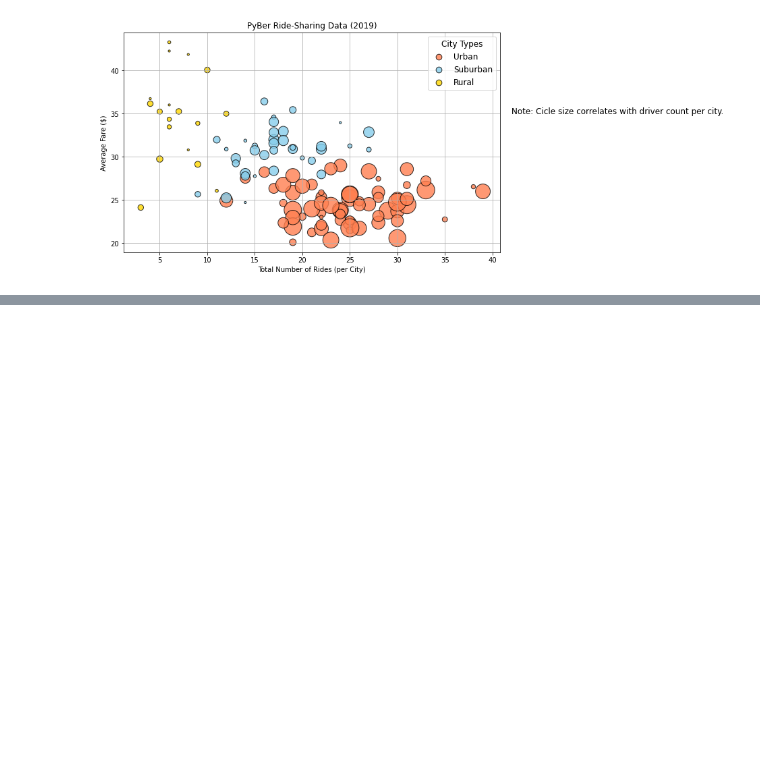
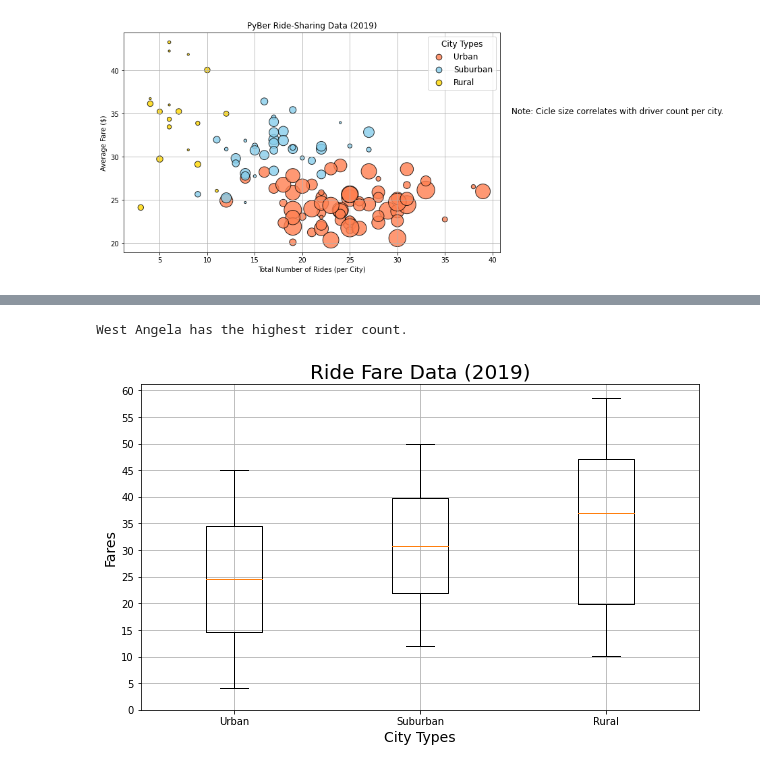
Before and after one commit to AndrewZinc/PyBer_Analysis, a Jupyter notebook: PyBer.ipynb, the cells around one changed output, grey strips where cells are left out. Saved outputs shown, nothing was run; the diff lists cells and outputs as text; code cells hidden in the pictures; blank space fills up the shorter version.

```diff
--- a/PyBer.ipynb
+++ b/PyBer.ipynb
@@ -428,0 +591,15 @@ plt.show()
+# %%
+# Get the fares for the city types - to be used to calculate summary statistics
+
+rural_fares = rural_cities_df["fare"]
+
+# Calculate the measures of central tendency for the fares for the rural cities.
+
+mean_rural_fares = np.mean(rural_fares)
+print(f"The mean for the ride fares for rural trips is {mean_rural_fares:.2f}.")
+
+median_rural_fares = np.median(rural_fares)
+print(f"The median for the ride fares for rural trips is {median_rural_fares}.")
+
+mode_rural_fares = sts.mode(rural_fares)
+print(f"The mode for the ride fares for rural trips is {mode_rural_fares}.")
@@ -428,0 +691,30 @@ plt.show()
+# %%
+# Identify the outlier in the Urban ride counts
+
+urban_city_outlier = urban_ride_count[urban_ride_count==39].index[0]
+print(f"{urban_city_outlier} has the highest rider count.")
+# %% [output]
+West Angela has the highest rider count.
+# %%
+#Create a box-and-whiskers plot for fares
+
+x_labels = ["Urban","Suburban","Rural"]
+values = [urban_fares, suburban_fares, rural_fares]
+
+fig,ax = plt.subplots(figsize=(10,6))
+ax.boxplot(values,labels=x_labels)
+
+# Add the title, y-axis label, and grid.
+ax.set_title("Ride Fare Data (2019)",fontsize=20)
+ax.set_xlabel("City Types",fontsize=14)
+ax.set_ylabel("Fares",fontsize=14)
+ax.set_yticks(np.arange(0,63, step=5.0))
+
+ax.grid()
+
+# Save the figure.
+plt.savefig("Analysis/Fig3.png")
+
+plt.show()
+# %% [output]
+[figure, added]
```
Also changed, not shown: parts of 22 cells of this notebook, 3 other files.
